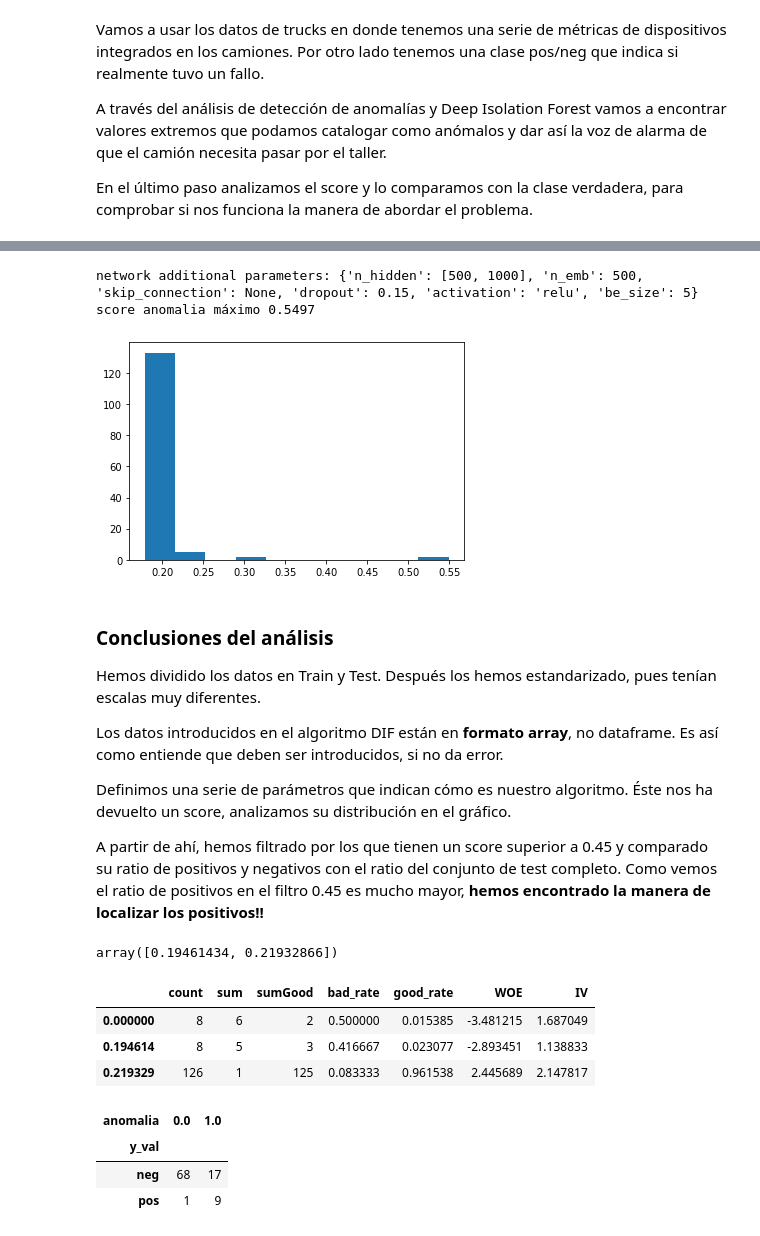
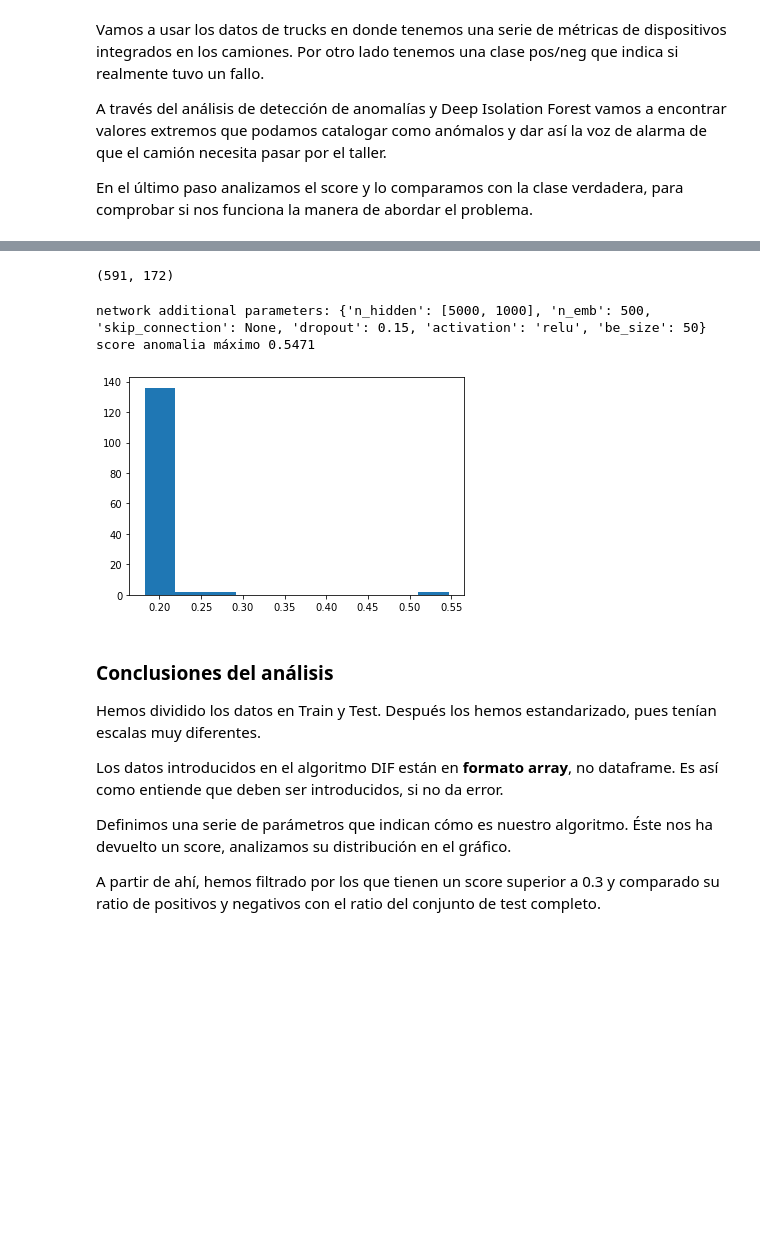
Before and after one commit to marcoandresv/DS_Consorci_2025, a Jupyter notebook: 8.- ML No supervisado/Analisis_no_supervisado_4_Deteccion_Anomalias.ipynb, the cells around one changed output, grey strips where cells are left out. Saved outputs shown, nothing was run; the diff lists cells and outputs as text; code cells hidden in the pictures; blank space fills up the shorter version.

```diff
--- a/8.- ML No supervisado/Analisis_no_supervisado_4_Deteccion_Anomalias.ipynb
+++ b/8.- ML No supervisado/Analisis_no_supervisado_4_Deteccion_Anomalias.ipynb
@@ -193,29 +177,11 @@ from sklearn.model_selection import train_test_split
 from sklearn.preprocessing import StandardScaler
 
 # Carga del dataset
-df = pd.read_csv('./../Data/Modelos ML/aps_failure_training_set.csv')  # las primeras filas son comentarios
+df = pd.read_csv('./../../Data/Modelos ML/aps_failure_training_set.csv')  # las primeras filas son comentarios
 
 # Reemplazar los valores faltantes 'na' por NaN y convertir a float
 df.replace('na', np.nan, inplace=True)
-df = df.dropna()  # O puedes imputar
-
+# df = df.fillna(0)  # O puedes imputar
+df = df.dropna()
 labels = df['class']
 df['class_int'] = (labels == 'pos').astype(int)
-# Separar etiquetas y características
-# labels = df['class']
-# X = df.drop('class', axis=1).astype(float)
-
-# # Convertir etiquetas: 'pos' = fallo, 'neg' = normal
-# y = (labels == 'pos').astype(int)
-
-# # Usamos solo ejemplos normales (y==0) para entrenar el autoencoder
-# X_normal = X[y == 0]
-
-# # Normalización
-# scaler = StandardScaler()
-# X_normal_scaled = scaler.fit_transform(X_normal)
-# X_all_scaled = scaler.transform(X)  # Para pruebas después
-
-# # División en entrenamiento y validación
-# X_train, X_val = train_test_split(X_normal_scaled, test_size=0.2, random_state=42)
-# df_test = X_val
@@ -225 +188,5 @@ df['class_int'] = (labels == 'pos').astype(int)
+# %%
+df.shape
+# %% [output]
+(591, 172)
 # %%
@@ -242,6 +206,7 @@ X_train_normal = X_train_normal.drop('class_int', axis = 1)
 X_test_normal = X_test[X_test['class_int']==0]
 X_test_anomal = X_test[X_test['class_int']==1]
 X_test_normal = X_test_normal.drop('class_int', axis = 1)
+X_test_anomal = X_test_anomal.drop('class_int', axis = 1)
 X_test = X_test.drop('class_int', axis = 1)
 df_test = pd.DataFrame(X_test)
 
@@ -254,21 +219,22 @@ df_val = pd.DataFrame(X_val)
 scaler = StandardScaler()
 scaler_nor = scaler.fit(X_train_normal)
 X_train_normal_sc = scaler_nor.transform(X_train_normal)
-X_test_sc = scaler_nor.transform(X_test)
-X_val_sc = scaler_nor.transform(X_val)
+X_test_normal_sc = scaler_nor.transform(X_test_normal)
+X_test_anomal_sc = scaler_nor.transform(X_test_anomal)
+X_val_normal_sc = scaler_nor.transform(X_val_normal)
 # %%
 t_in = X_train_normal_sc
 
-model_configs = {'n_ensemble':5, 'n_estimators':6, 'rep_dim':500, 'device':'cpu',
-                 'hidden_dim':[500,1000],
+model_configs = {'n_ensemble':50, 'n_estimators':16, 'rep_dim':500, 'device':'cpu',
+                 'hidden_dim':[5000,1000],
                  'dropout':0.15,'activation':'relu',
                  'data_type':'ts', 'batch_size':200}
 
 df_test_score,score, df_val, score_val = score_anomalia(t_in, X_test_sc, X_val_sc, df_test,df_val, 'score', model_configs, printPlot = True)
 # %% [output]
-network additional parameters: {'n_hidden': [500, 1000], 'n_emb': 500, 'skip_connection': None, 'dropout': 0.15, 'activation': 'relu', 'be_size': 5}
-score anomalia máximo 0.5497
+network additional parameters: {'n_hidden': [5000, 1000], 'n_emb': 500, 'skip_connection': None, 'dropout': 0.15, 'activation': 'relu', 'be_size': 50}
+score anomalia máximo 0.5471
-[figure, old version]
+[figure, new version]
 # %% [markdown]
 ### Conclusiones del análisis
 
@@ -278,4 +244,4 @@ Los datos introducidos en el algoritmo DIF están en **formato array**, no dataf
 
 Definimos una serie de parámetros que indican cómo es nuestro algoritmo. Éste nos ha devuelto un score, analizamos su distribución en el gráfico.
 
-A partir de ahí, hemos filtrado por los que tienen un score superior a 0.45 y comparado su ratio de positivos y negativos con el ratio del conjunto de test completo. Como vemos el ratio de positivos en el filtro 0.45 es mucho mayor, **hemos encontrado la manera de localizar los positivos!!**
+A partir de ahí, hemos filtrado por los que tienen un score superior a 0.3 y comparado su ratio de positivos y negativos con el ratio del conjunto de test completo.
@@ -297,34 +247,0 @@ df_test_score["score_woe"] = bp.transform(df_test_score[["score"]], metric="woe"
-# %%
-bp.get_binned_variable("score").splits
-# %% [output]
-array([0.19461434, 0.21932866])
-# %%
-bad_rate_table = df_test_score.groupby('score_woe')['y_test_int'].agg(['count', 'sum'])
-Total = bad_rate_table['count'].sum()
-Bad = bad_rate_table['sum'].sum()
-Good = Total - Bad
-bad_rate_table['sumGood'] = bad_rate_table['count'] - bad_rate_table['sum']
-bad_rate_table['bad_rate'] = (bad_rate_table['sum'] / Bad).round(6)
-bad_rate_table['good_rate'] = (bad_rate_table['sumGood'] / Good).round(6)
-bad_rate_table['WOE'] = np.log(bad_rate_table['good_rate'] / bad_rate_table['bad_rate'])
-bad_rate_table['IV'] = (bad_rate_table['good_rate'] - bad_rate_table['bad_rate']) * bad_rate_table['WOE']
-splits = bp.get_binned_variable("score").splits
-bad_rate_table.index= [0,splits[0],splits[1]] # ,splits[2]
-bad_rate_table
-# %% [output]
-|  | count | sum | sumGood | bad_rate | good_rate | WOE | IV |
-| 0.000000 | 8 | 6 | 2 | 0.500000 | 0.015385 | -3.481215 | 1.687049 |
-| 0.194614 | 8 | 5 | 3 | 0.416667 | 0.023077 | -2.893451 | 1.138833 |
-| 0.219329 | 126 | 1 | 125 | 0.083333 | 0.961538 | 2.445689 | 2.147817 |
-# %%
-df_val['y_val'] = y_val
-df_val = df_val[['y_val','score']]
-df_val.loc[df_val['score']>=0.212, 'anomalia'] = 1
-df_val.loc[df_val['score']<0.212, 'anomalia'] = 0
-
-pd.crosstab(df_val['y_val'], df_val['anomalia'])
-# %% [output]
-| anomalia | 0.0 | 1.0 |
-| y_val |  |  |
-| neg | 68 | 17 |
-| pos | 1 | 9 |
```
Also changed, not shown: parts of 18 cells of this notebook, 11 other files.
